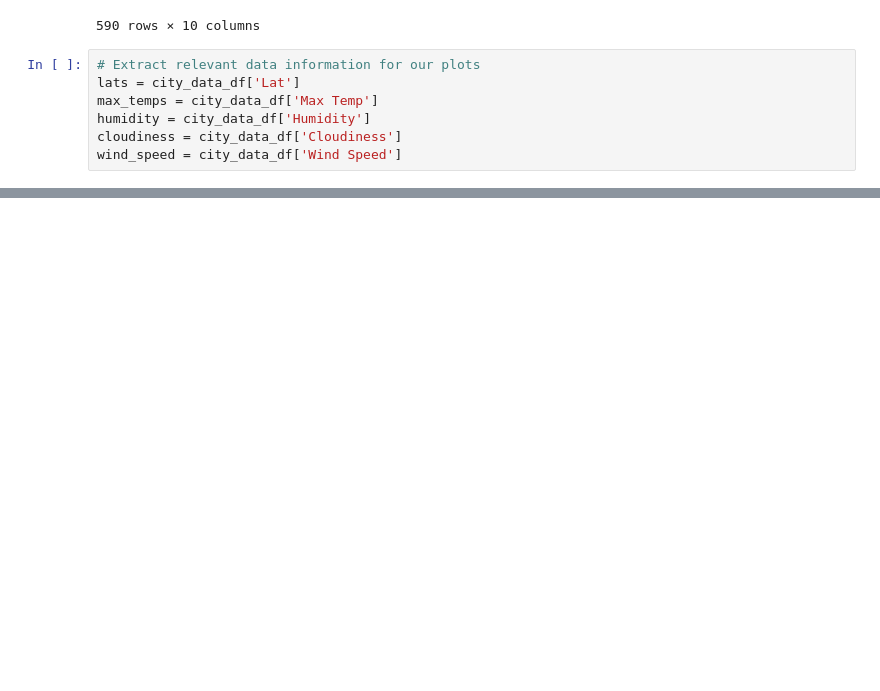
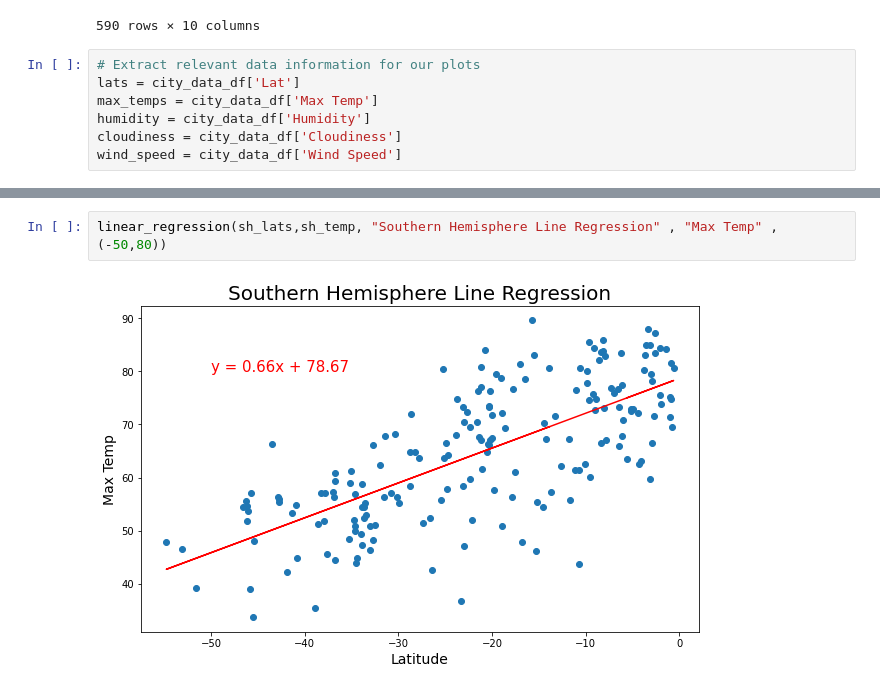
Before and after one commit to Al-Malyk/World_Weather_Analysis, a Jupyter notebook: WeatherPyplot.ipynb, the cells around one changed output, grey strips where cells are left out. Saved outputs shown, nothing was run; the diff lists cells and outputs as text; blank space fills up the shorter version.

```diff
--- a/WeatherPyplot.ipynb
+++ b/WeatherPyplot.ipynb
@@ -90,0 +135,4 @@ plt.show()
+# %%
+linear_regression(sh_lats,sh_temp, "Southern Hemisphere Line Regression" , "Max Temp" , (-50,80))
+# %% [output]
+[figure, added]
```
Also changed, not shown: parts of 16 cells of this notebook, 4 other files.
